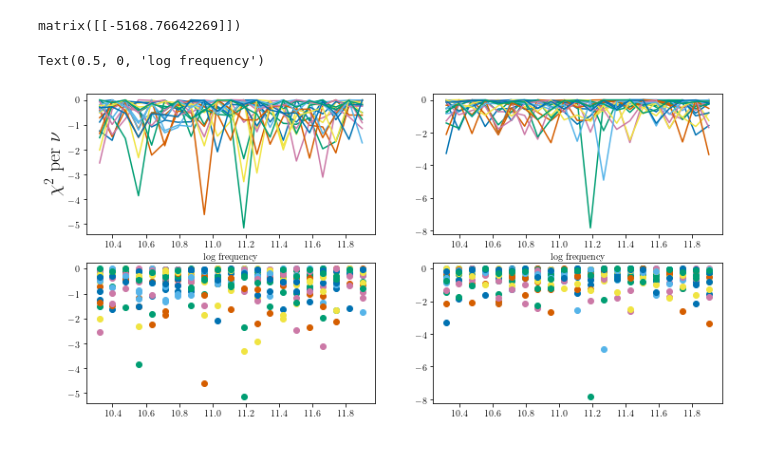
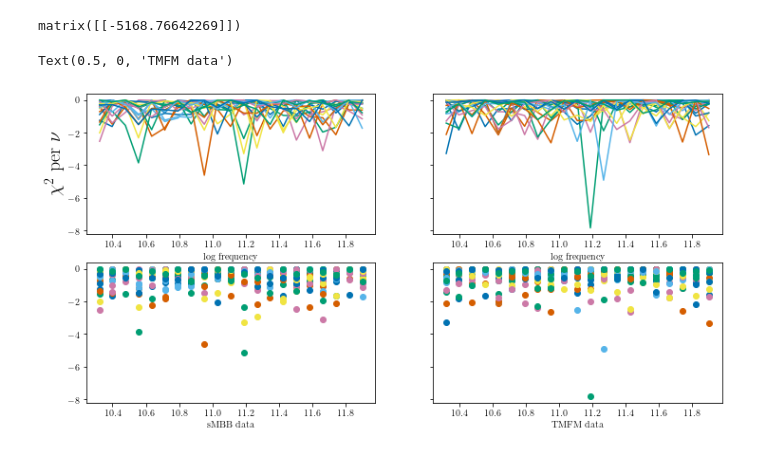
Before and after one commit to philbull/SinglePixel, a Jupyter notebook: TMFM_debug.ipynb, the cells around one changed output. Drawn from its saved outputs; the diff is of its cells as text; code cells hidden in the pictures.

Commit message:
added best fits plots to TMFM_debug notebook

```diff
--- a/TMFM_debug.ipynb
+++ b/TMFM_debug.ipynb
@@ -262,25 +262,27 @@ fitting.lnprob_joint(TMFM_best_fits[0], (nu_pico, TMFM_data[0], Ninv_sMBB, beam_
 # %% [output]
 matrix([[-5168.76642269]])
 # %%
-fig, ((ax1, ax2), (ax3,ax4)) = plt.subplots(2,2, figsize=(12,6))
+fig, ((ax1, ax2), (ax3,ax4)) = plt.subplots(2,2, figsize=(12,6), sharey=True)
 
 for i in range(runs):
     ax1.plot(np.log10(nu_pico), chi_square(nu_pico, models_sMBB, sMBB_best_fits[i],
                        sMBB_data[i], Ninv_sMBB))
 
     ax2.plot(np.log10(nu_pico), chi_square(nu_pico, models_sMBB, TMFM_best_fits[i],
                        TMFM_data[i], Ninv_TMFM))
 
     ax3.plot(np.log10(nu_pico), chi_square(nu_pico, models_sMBB, sMBB_best_fits[i],
                        sMBB_data[i], Ninv_sMBB), ls='', marker='o')
 
     ax4.plot(np.log10(nu_pico), chi_square(nu_pico, models_sMBB, TMFM_best_fits[i],
                        TMFM_data[i], Ninv_TMFM), ls='', marker='o')
 
 
 ax1.set_ylabel(r'$\chi^2$ per $\nu$', fontsize=20)
 ax1.set_xlabel('log frequency')
 ax2.set_xlabel('log frequency')
+ax3.set_xlabel('sMBB data')
+ax4.set_xlabel('TMFM data')
 # %% [output]
-Text(0.5, 0, 'log frequency')
+Text(0.5, 0, 'TMFM data')
-[figure, old version]
+[figure, new version]
```
Also changed, not shown: parts of 4 cells of this notebook.
